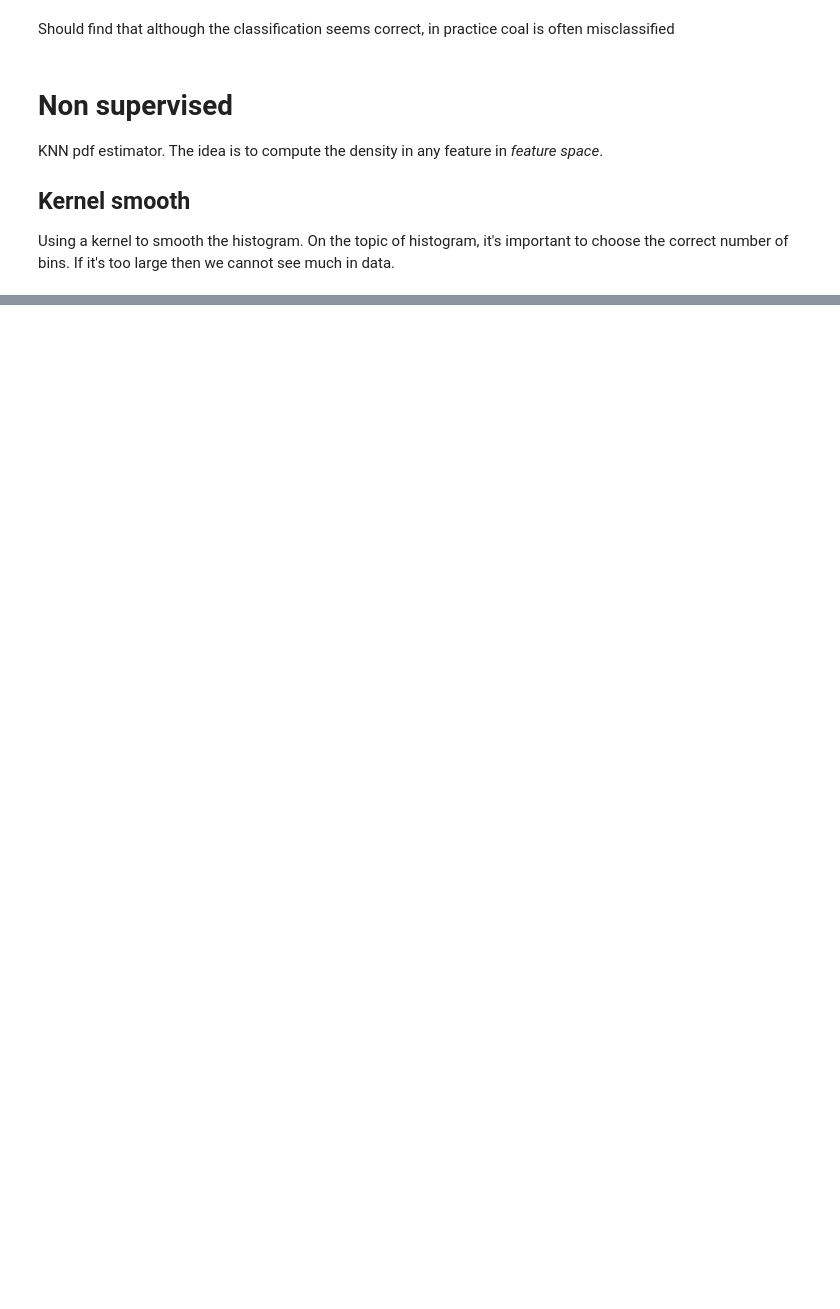
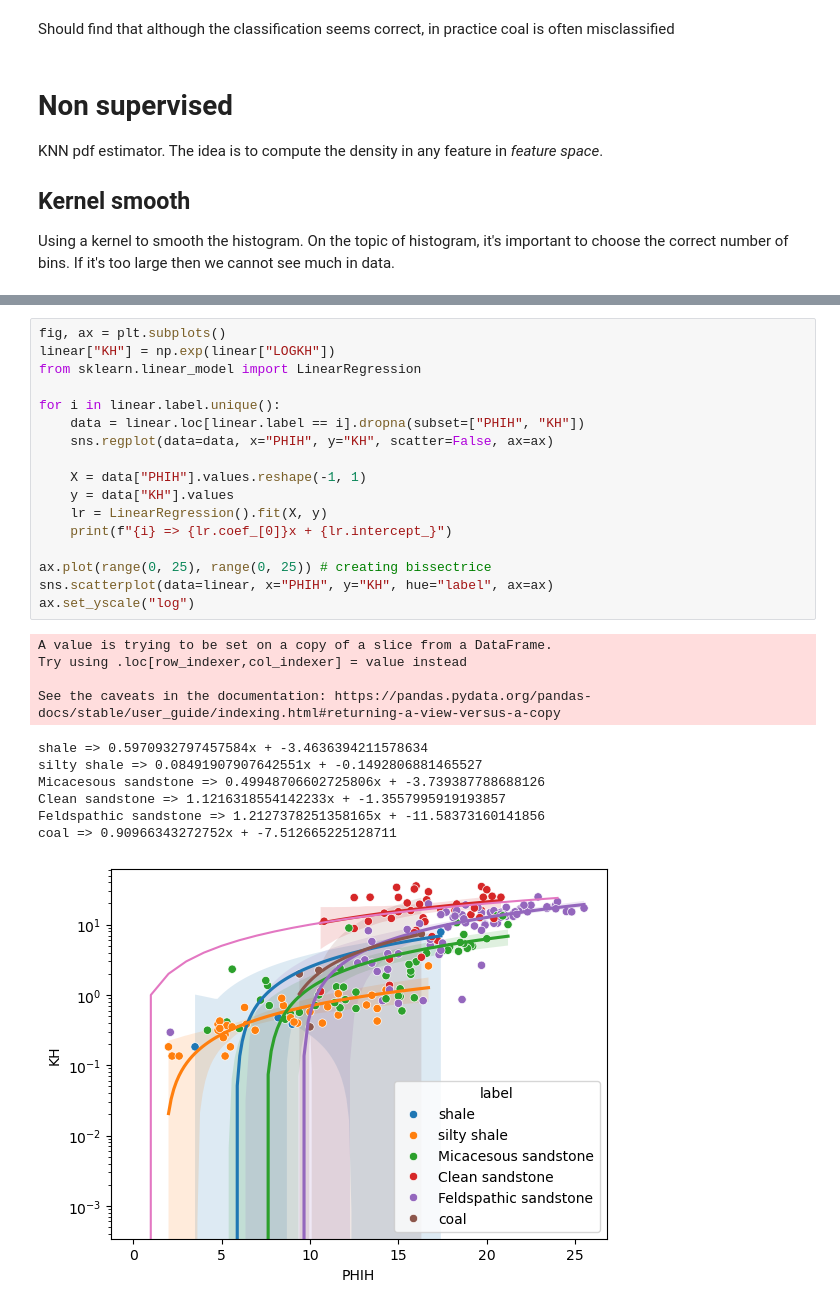
Before and after one commit to Dunckleosteus/Well-data, a Jupyter notebook: Well.ipynb, the cells around one changed output, grey strips where cells are left out. Drawn from its saved outputs; the diff is of its cells as text; blank space fills up the shorter version.

```diff
--- a/Well.ipynb
+++ b/Well.ipynb
@@ -412,0 +450,29 @@ TypeError: _BaseKMeans.predict() got an unexpected keyword argument 'random_stat
+# %%
+fig, ax = plt.subplots()
+linear["KH"] = np.exp(linear["LOGKH"])
+from sklearn.linear_model import LinearRegression
+
+for i in linear.label.unique():
+    data = linear.loc[linear.label == i].dropna(subset=["PHIH", "KH"])
+    sns.regplot(data=data, x="PHIH", y="KH", scatter=False, ax=ax)
+
+    X = data["PHIH"].values.reshape(-1, 1)
+    y = data["KH"].values
+    lr = LinearRegression().fit(X, y)
+    print(f"{i} => {lr.coef_[0]}x + {lr.intercept_}")
+
+ax.plot(range(0, 25), range(0, 25)) # creating bissectrice
+sns.scatterplot(data=linear, x="PHIH", y="KH", hue="label", ax=ax)
+ax.set_yscale("log")
+# %% [output]
+A value is trying to be set on a copy of a slice from a DataFrame.
+Try using .loc[row_indexer,col_indexer] = value instead
+
+See the caveats in the documentation: https://pandas.pydata.org/pandas-docs/stable/user_guide/indexing.html#returning-a-view-versus-a-copy
+shale => 0.5970932797457584x + -3.4636394211578634
+silty shale => 0.08491907907642551x + -0.1492806881465527
+Micacesous sandstone => 0.49948706602725806x + -3.739387788688126
+Clean sandstone => 1.1216318554142233x + -1.3557995919193857
+Feldspathic sandstone => 1.2127378251358165x + -11.58373160141856
+coal => 0.90966343272752x + -7.512665225128711
+[figure, added]
```
Also changed, not shown: parts of 25 cells of this notebook, 1 other file.
